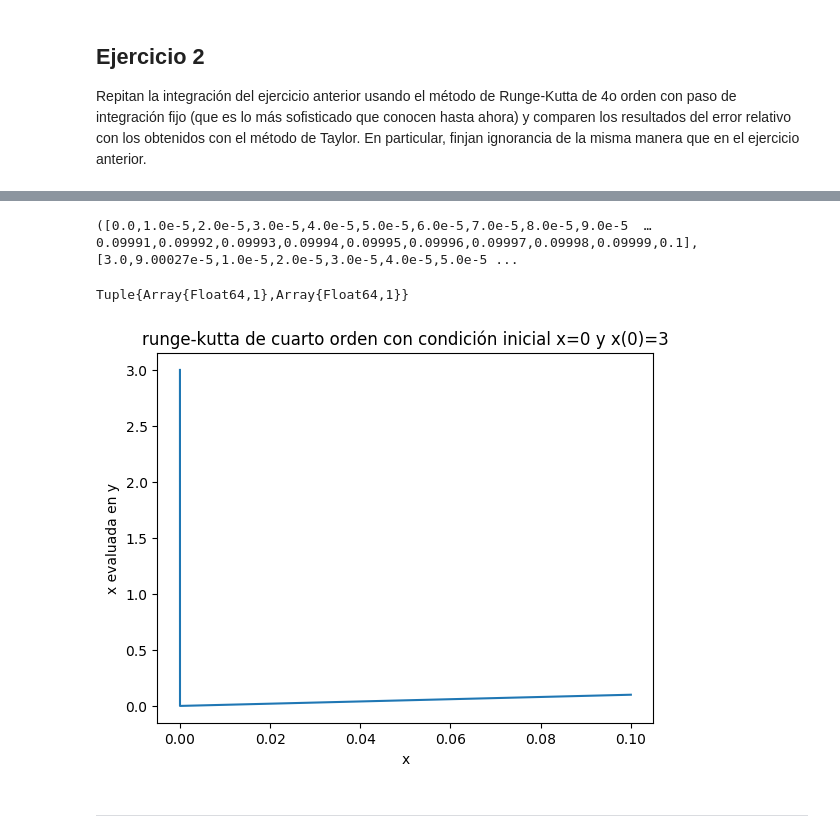
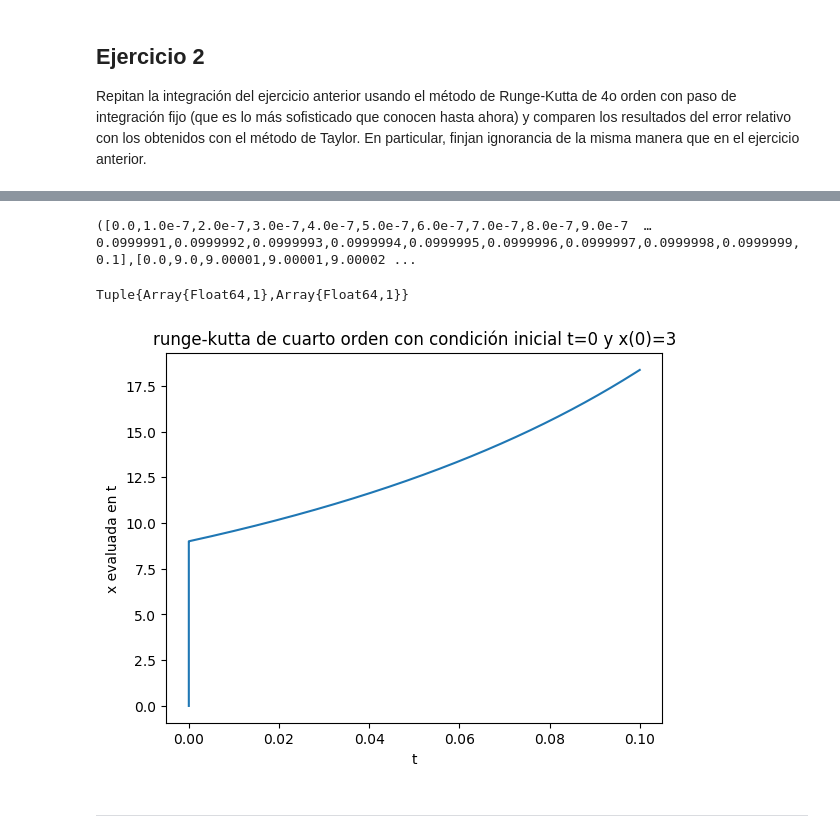
Before and after one commit to lbenet/2017-2_TSFisComputacional-1, a Jupyter notebook: tareas/Carlos/Tarea6.ipynb, the cells around one changed output, grey strips where cells are left out. Saved outputs shown, nothing was run; the diff lists cells and outputs as text; code cells hidden in the pictures.

```diff
--- a/tareas/Carlos/Tarea6.ipynb
+++ b/tareas/Carlos/Tarea6.ipynb
@@ -37,19 +37,22 @@ considerando el valor de una condicion inicial en t_0, con cierto número de pas
 """
 function runge_kutta_4(f,t_0,x_0,n)
     t_f=0.1
-    a=zeros(n+1) #"t"
-    b=zeros(n+1) #"x"
+    t=zeros(n+1) #"t"
+    x=zeros(n+1)   #"x"
+    g=zeros(n+1)#la funcion evaluada en t y x
     h=(t_f-t_0)/n
-    a[1]=t_0
-    b[1]=x_0
+    t[1]=t_0
+    x[1]=x_0
     for i in 1:n
-        k_1=f(a[i],b[i])     #condiciones necesarias para definir el siguiente valor de "t" y de "x"
-        k_2=f(a[i]+(h*(1/2)),b[i]+((1/2)*((k_1)*h)))
-        k_3=f(a[i]+(h*(1/2)),b[i]+((1/2)*((k_2)*h)))
-        k_4=f(a[i]+h,b[i]+((k_3)*h))
-        b[i+1]=a[i]+(1/6)*(h)*(k_1+2*k_2+2*k_3+k_4)
-        a[i+1]=a[i]+h
+        k_1=f(t[i],x[i])     #condiciones necesarias para definir el siguiente valor de "t" y de "x"
+        k_2=f(t[i]+(h*(1/2)),x[i]+((1/2)*((k_1)*h)))
+        k_3=f(t[i]+(h*(1/2)),x[i]+((1/2)*((k_2)*h)))
+        k_4=f(t[i]+h,x[i]+((k_3)*h))
+        x[i+1]=x[i]+(1/6)*(h)*(k_1+2*k_2+2*k_3+k_4)
+        t[i+1]=t[i]+h
+        g[i+1]=f(t[i],x[i])
+
     end
-    return a,b
+    return t,g
 end
 # %% [output]
@@ -61,20 +68,20 @@ f (generic function with 1 method)
 # %%
-R=runge_kutta_4(f,0,3,10000)
+(t,x)=runge_kutta_4(f,0,3,1000000)
 # %% [output]
-([0.0,1.0e-5,2.0e-5,3.0e-5,4.0e-5,5.0e-5,6.0e-5,7.0e-5,8.0e-5,9.0e-5  …  0.09991,0.09992,0.09993,0.09994,0.09995,0.09996,0.09997,0.09998,0.09999,0.1],[3.0,9.00027e-5,1.0e-5,2.0e-5,3.0e-5,4.0e-5,5.0e-5 ...
+([0.0,1.0e-7,2.0e-7,3.0e-7,4.0e-7,5.0e-7,6.0e-7,7.0e-7,8.0e-7,9.0e-7  …  0.0999991,0.0999992,0.0999993,0.0999994,0.0999995,0.0999996,0.0999997,0.0999998,0.0999999,0.1],[0.0,9.0,9.00001,9.00001,9.00002 ...
 # %%
 typeof(ans)
 # %% [output]
 Tuple{Array{Float64,1},Array{Float64,1}}
 # %%
 using PyPlot
-plot(R[1],R[2])
-title("runge-kutta de cuarto orden con condición inicial x=0 y x(0)=3")
-xlabel("x")
-ylabel("x evaluada en y")
+plot(t,x)
+title("runge-kutta de cuarto orden con condición inicial t=0 y x(0)=3")
+xlabel("t")
+ylabel("x evaluada en t")
 show()
 # %% [output]
-[figure, old version]
+[figure, new version]
 # %% [markdown]
 ---
 # %% [markdown]
```
Also changed, not shown: parts of 5 cells of this notebook.
